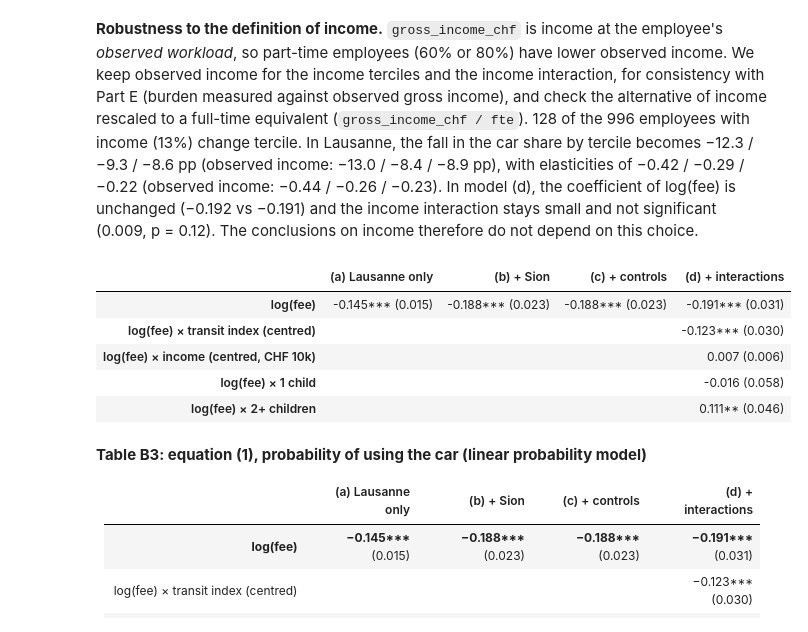
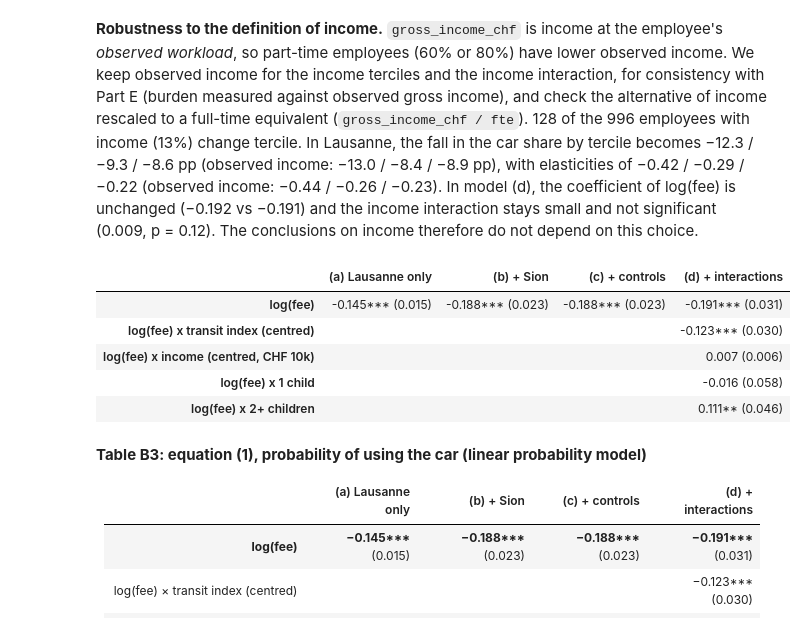
Before and after one commit to Mxlrt69/Public_Policy_Project, a Jupyter notebook: full_notebook.ipynb, the cells around one changed output. Cells and saved outputs as stored; diff of their text form; code cells hidden in the pictures.

```diff
--- a/full_notebook.ipynb
+++ b/full_notebook.ipynb
@@ -1428,10 +1428,10 @@ models = {
 
 rows = {   # statsmodels name -> readable label (display order)
     "log_fee":                    "log(fee)",
-    "log_fee:transit_c":          "log(fee) × transit index (centred)",
-    "log_fee:income_c":           "log(fee) × income (centred, CHF 10k)",
-    "log_fee:C(n_children)[T.1]": "log(fee) × 1 child",
-    "log_fee:C(n_children)[T.2]": "log(fee) × 2+ children",
+    "log_fee:transit_c":          "log(fee) x transit index (centred)",
+    "log_fee:income_c":           "log(fee) x income (centred, CHF 10k)",
+    "log_fee:C(n_children)[T.1]": "log(fee) x 1 child",
+    "log_fee:C(n_children)[T.2]": "log(fee) x 2+ children",
     "lausanne":                   "Lausanne (site)",
     "post":                       "2025 (year)",
     "transit_c":                  "Transit index (centred)",
@@ -1441,37 +1441,37 @@ rows = {   # statsmodels name -> readable label (display order)
     "distance_km":                "Distance (km)",
     "age":                        "Age",
     "female":                     "Female",
     "fte":                        "FTE",
     "Intercept":                  "Constant",
 }
 
 def stars(pv):
     return "***" if pv < 0.01 else "**" if pv < 0.05 else "*" if pv < 0.1 else ""
 
 def cell(m, var):   # "coef*** (SE)" or empty if the variable is not in the model
     if var not in m.params:
         return ""
     return f"{m.params[var]:.3f}{stars(m.pvalues[var])} ({m.bse[var]:.3f})"
 
 table_B3 = pd.DataFrame({name: [cell(m, v) for v in rows] for name, m in models.items()},
                         index=list(rows.values()))
 
 footer = pd.DataFrame({name: {
     "Effect of a fee doubling (pp)": f"{m.params['log_fee'] * np.log(2) * 100:.1f}",
     "Observations":                  f"{int(m.nobs)}",
     "Employees (clusters)":          f"{m.model.data.frame['employee_id'].nunique()}",
     "R²":                            f"{m.rsquared:.3f}",
 } for name, m in models.items()})
 
 table_B3 = pd.concat([table_B3, footer])
 table_B3.head()
 # %% [output]
 |  | (a) Lausanne only | (b) + Sion | (c) + controls | (d) + interactions |
 | log(fee) | -0.145*** (0.015) | -0.188*** (0.023) | -0.188*** (0.023) | -0.191*** (0.031) |
-| log(fee) × transit index (centred) |  |  |  | -0.123*** (0.030) |
-| log(fee) × income (centred, CHF 10k) |  |  |  | 0.007 (0.006) |
-| log(fee) × 1 child |  |  |  | -0.016 (0.058) |
-| log(fee) × 2+ children |  |  |  | 0.111** (0.046) |
+| log(fee) x transit index (centred) |  |  |  | -0.123*** (0.030) |
+| log(fee) x income (centred, CHF 10k) |  |  |  | 0.007 (0.006) |
+| log(fee) x 1 child |  |  |  | -0.016 (0.058) |
+| log(fee) x 2+ children |  |  |  | 0.111** (0.046) |
 # %% [markdown]
 **Table B3: equation (1), probability of using the car (linear probability model)**
 
```
Also changed, not shown: parts of 12 cells of this notebook.
